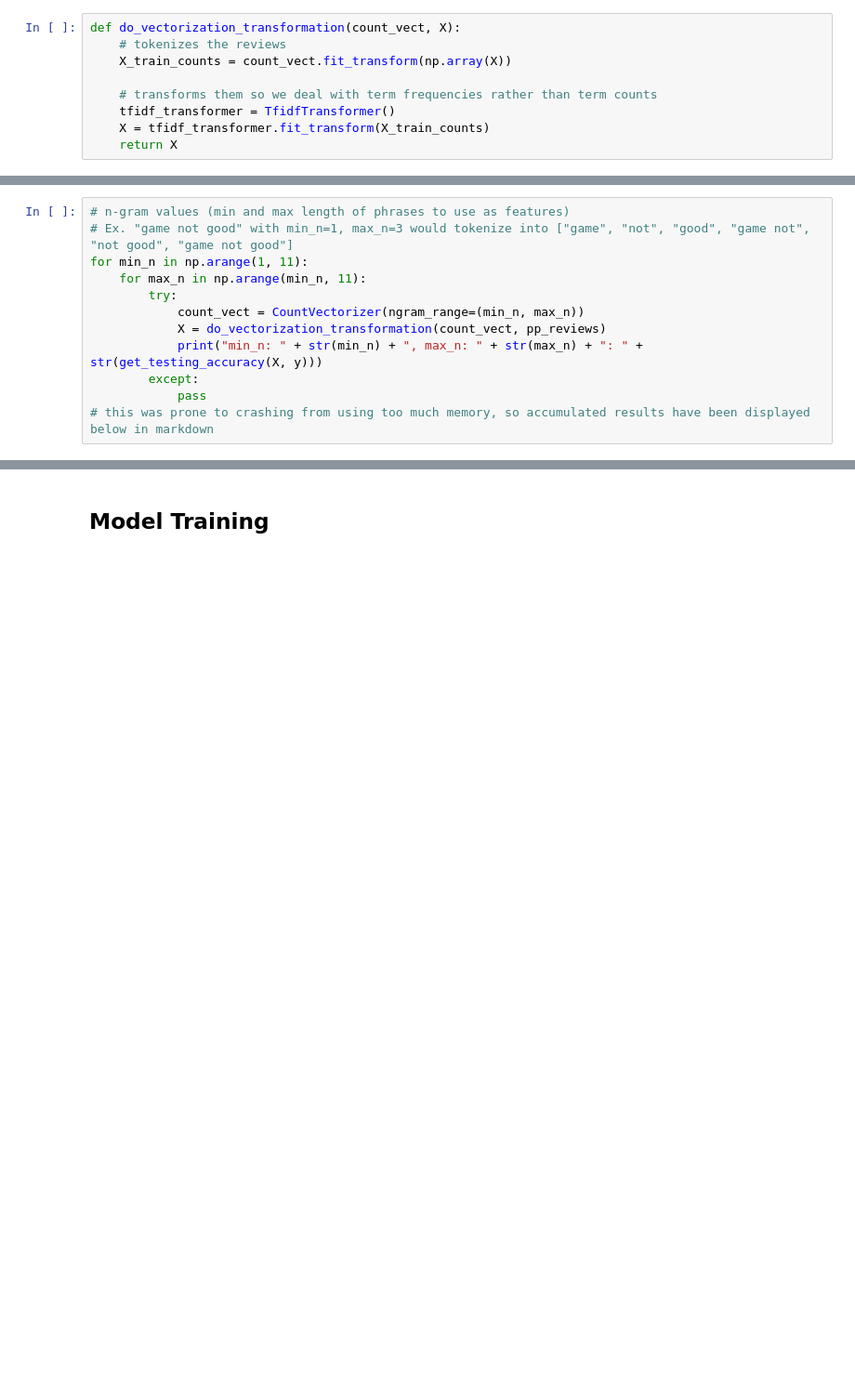
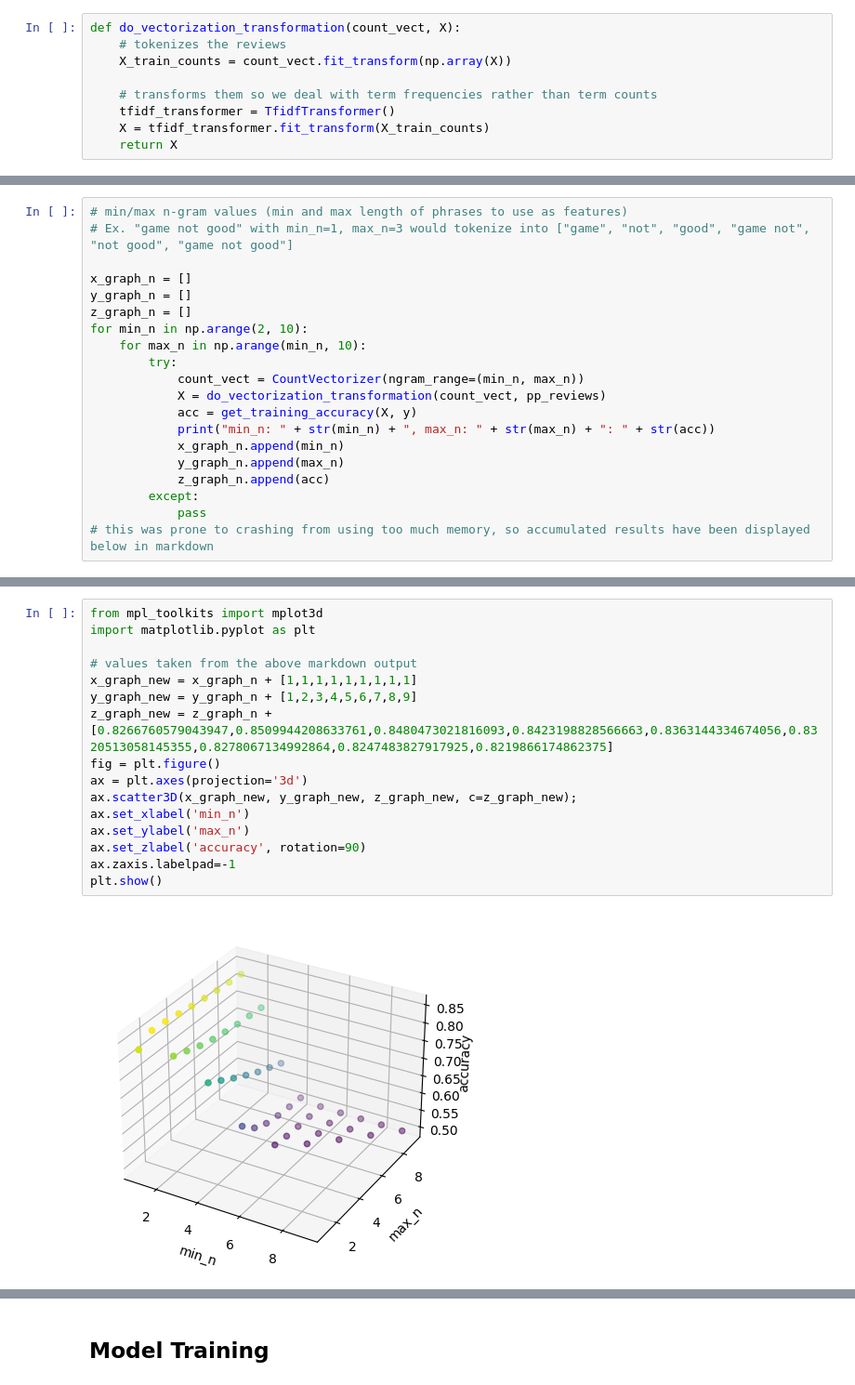
Before and after one commit to andlrutt/cs425-final-project, a Jupyter notebook: main.ipynb, the cells around one changed output, grey strips where cells are left out. Shown: that part at 93% size. Saved outputs shown, nothing was run; the diff lists cells and outputs as text; blank space fills up the shorter version.

```diff
--- a/main.ipynb
+++ b/main.ipynb
@@ -151,12 +152,20 @@ The testing performance with stopwords was slightly actually worse than without,
 # %%
-# n-gram values (min and max length of phrases to use as features)
+# min/max n-gram values (min and max length of phrases to use as features)
 # Ex. "game not good" with min_n=1, max_n=3 would tokenize into ["game", "not", "good", "game not", "not good", "game not good"]
-for min_n in np.arange(1, 11):
-    for max_n in np.arange(min_n, 11):
+
+x_graph_n = []
+y_graph_n = []
+z_graph_n = []
+for min_n in np.arange(2, 10):
+    for max_n in np.arange(min_n, 10):
         try:
             count_vect = CountVectorizer(ngram_range=(min_n, max_n))
             X = do_vectorization_transformation(count_vect, pp_reviews)
-            print("min_n: " + str(min_n) + ", max_n: " + str(max_n) + ": " + str(get_testing_accuracy(X, y)))
+            acc = get_training_accuracy(X, y)
+            print("min_n: " + str(min_n) + ", max_n: " + str(max_n) + ": " + str(acc))
+            x_graph_n.append(min_n)
+            y_graph_n.append(max_n)
+            z_graph_n.append(acc)
         except:
             pass
 # this was prone to crashing from using too much memory, so accumulated results have been displayed below in markdown
@@ -242 +200,19 @@ plt.show()
+# %%
+from mpl_toolkits import mplot3d
+import matplotlib.pyplot as plt
+
+# values taken from the above markdown output
+x_graph_new = x_graph_n + [1,1,1,1,1,1,1,1,1]
+y_graph_new = y_graph_n + [1,2,3,4,5,6,7,8,9]
+z_graph_new = z_graph_n + [0.8266760579043947,0.8509944208633761,0.8480473021816093,0.8423198828566663,0.8363144334674056,0.8320513058145355,0.8278067134992864,0.8247483827917925,0.8219866174862375]
+fig = plt.figure()
+ax = plt.axes(projection='3d')
+ax.scatter3D(x_graph_new, y_graph_new, z_graph_new, c=z_graph_new);
+ax.set_xlabel('min_n')
+ax.set_ylabel('max_n')
+ax.set_zlabel('accuracy', rotation=90)
+ax.zaxis.labelpad=-1
+plt.show()
+# %% [output]
+[figure, added]
 # %% [markdown]
```
Also changed, not shown: parts of 14 cells of this notebook.
